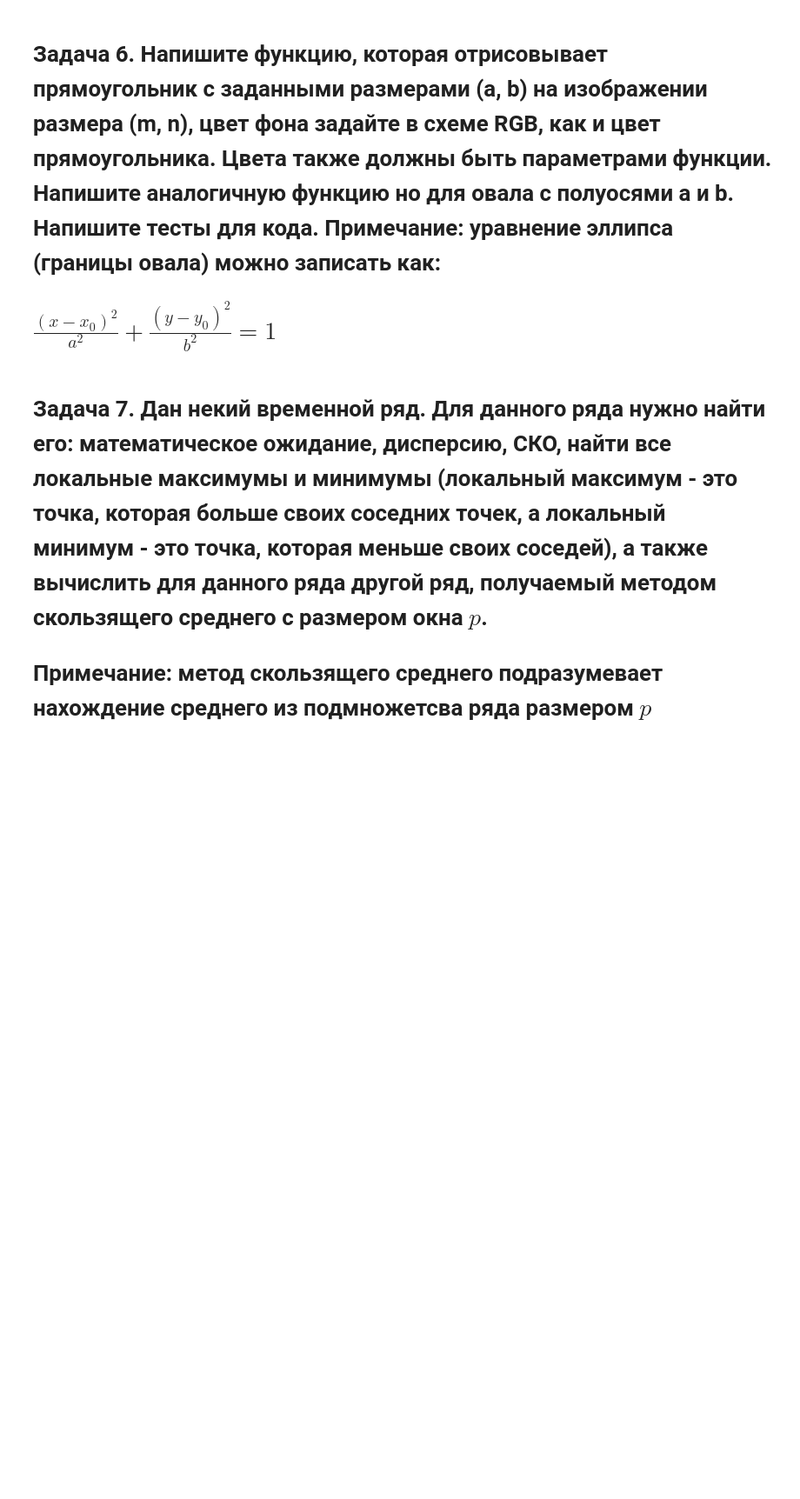
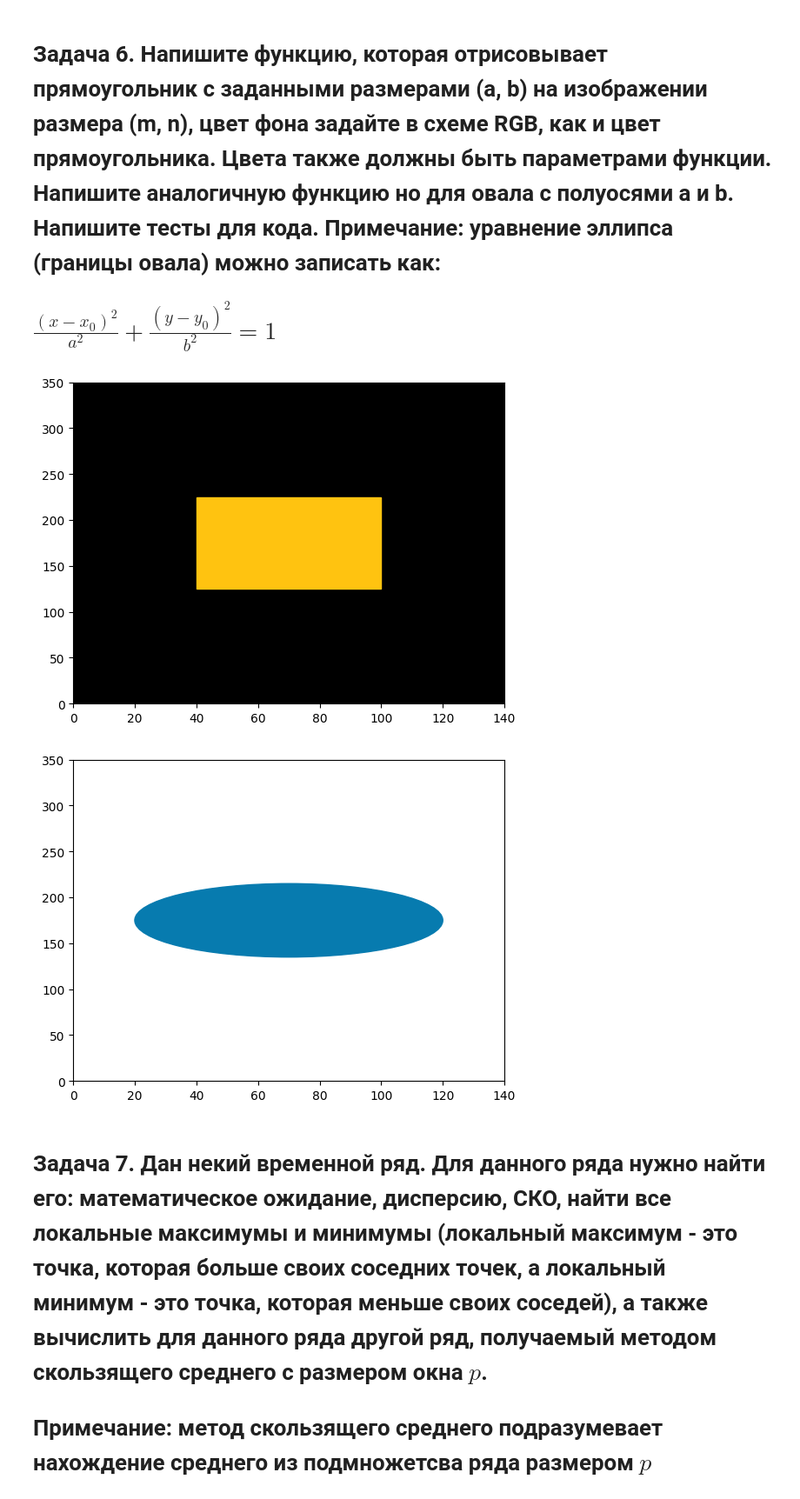
Before and after one commit to wad3s8/lab1, a Jupyter notebook: numpy.ipynb, the cells around one changed output. Shown at 87% size. Drawn from its saved outputs; the diff is of its cells as text; code cells hidden in the pictures; blank space fills up the shorter version.

```diff
--- a/numpy.ipynb
+++ b/numpy.ipynb
@@ -55,3 +195,39 @@ def draw_ellipse(a, b, m, n, ellipse_color, background_color):
+# %%
+import matplotlib.patches as patches
+
+def draw_rectangle(a, b, m, n, rectangle_color, background_color):
+    fig = plt.figure()
+    ax = fig.add_subplot(111)
+    background = patches.Rectangle((0, 0), m, n, color=background_color)
+    ax.add_patch(background)
+    rect = patches.Rectangle(((m - a) / 2, (n - b) / 2), a, b, color=rectangle_color)
+    ax.add_patch(rect)
+
+    plt.xlim(0, m)
+    plt.ylim(0, n)
+
+    plt.show()
+
+def draw_ellipse(a, b, m, n, ellipse_color, background_color):
+    fig = plt.figure()
+    ax = fig.add_subplot(111)
+    background = patches.Rectangle((0, 0), m, n, color=background_color)
+    ax.add_patch(background)
+    a *= 2
+    b *= 2
+    eli = patches.Ellipse((m / 2, n / 2), a, b, color=ellipse_color)
+    ax.add_patch(eli)
+
+    plt.xlim(0, m)
+    plt.ylim(0, n)
+
+    plt.show()
+
+draw_rectangle(60, 100, 140, 350, "#FFC310", "black")
+draw_ellipse(50, 40, 140, 350, "#077BAF", "white")
+# %% [output]
+[figure, added]
+[figure, added]
 # %% [markdown]
 <h1>Задача 7. Дан некий временной ряд. Для данного ряда нужно найти его: математическое ожидание, дисперсию, СКО, найти все локальные максимумы и минимумы (локальный максимум - это точка, которая больше своих соседних точек, а локальный минимум - это точка, которая меньше своих соседей), а также вычислить для данного ряда другой ряд, получаемый методом скользящего среднего с размером окна $p$.
 <h1>Примечание: метод скользящего среднего подразумевает нахождение среднего из подмножетсва ряда размером $p$
```
Also changed, not shown: parts of 15 cells of this notebook.
